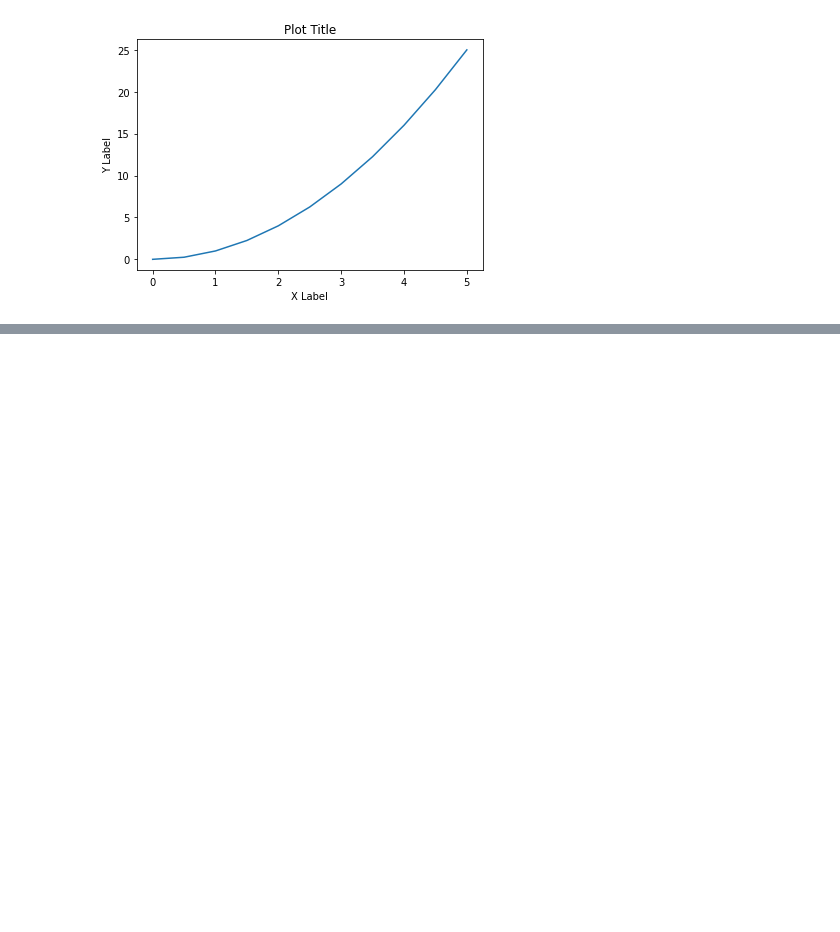
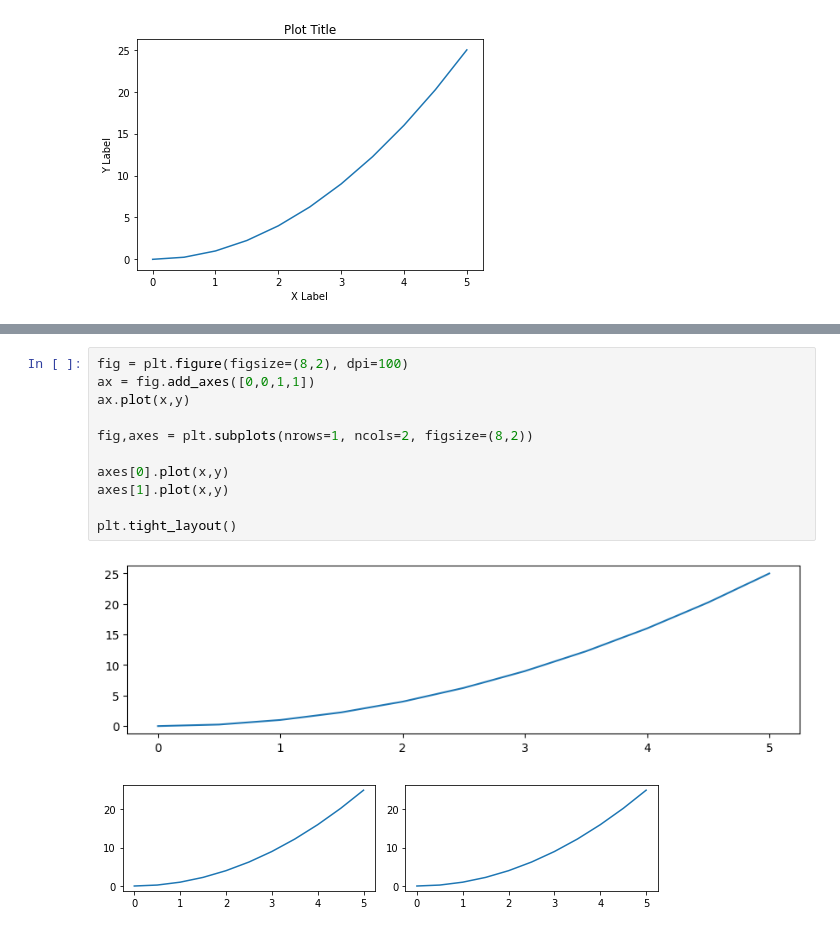
Before and after one commit to faspy/monty_python, a Jupyter notebook: 04_Matplotlib.ipynb, the cells around one changed output, grey strips where cells are left out. Cells and saved outputs as stored; diff of their text form; blank space fills up the shorter version.

```diff
--- a/04_Matplotlib.ipynb
+++ b/04_Matplotlib.ipynb
@@ -54,0 +75,14 @@ axes2 = fig.add_axes([0.2,0.5,0.4,0.3])
+# %%
+fig = plt.figure(figsize=(8,2), dpi=100)
+ax = fig.add_axes([0,0,1,1])
+ax.plot(x,y)
+
+fig,axes = plt.subplots(nrows=1, ncols=2, figsize=(8,2))
+
+axes[0].plot(x,y)
+axes[1].plot(x,y)
+
+plt.tight_layout()
+# %% [output]
+[figure, added]
+[figure, added]
```
Also changed, not shown: parts of 5 cells of this notebook.
